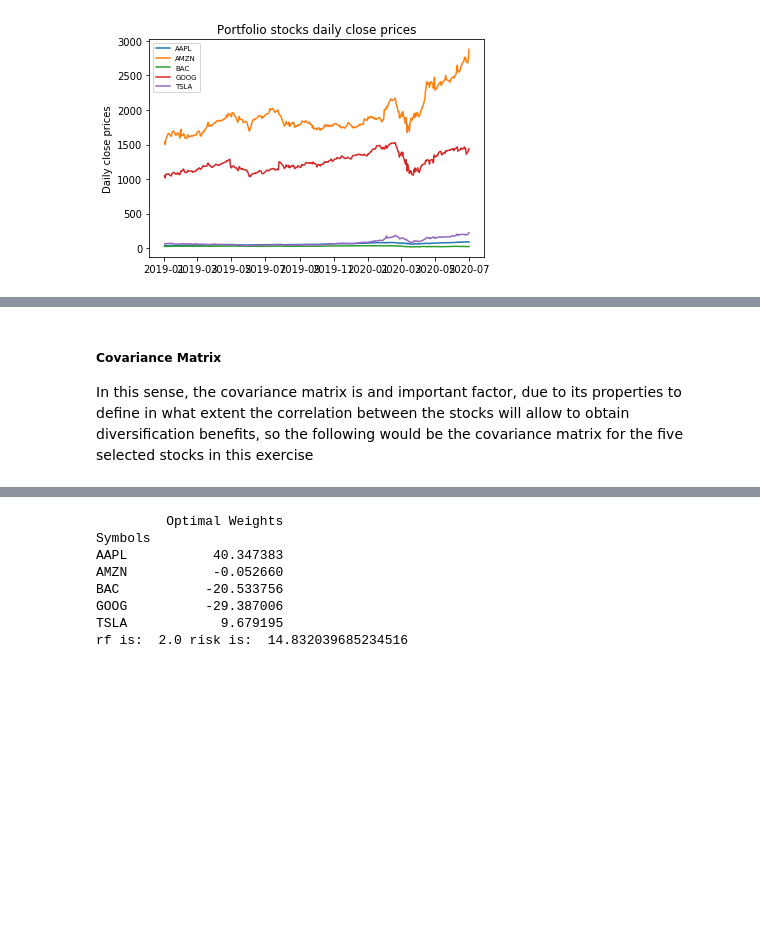
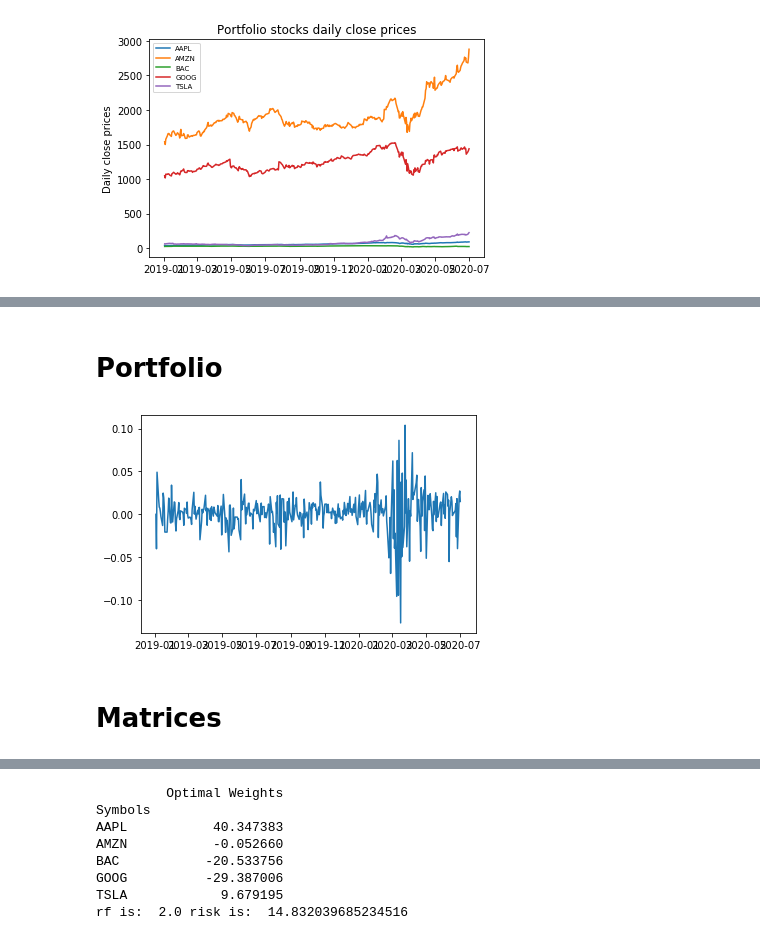
Before and after one commit to will-coder-arch/Portfolio-Optimization, a Jupyter notebook: Portfolio Optimization.ipynb, the cells around one changed output, grey strips where cells are left out. Cells and saved outputs as stored; diff of their text form; code cells hidden in the pictures; blank space fills up the shorter version.

```diff
--- a/Portfolio Optimization.ipynb
+++ b/Portfolio Optimization.ipynb
@@ -67,0 +62,2 @@ $$\mathcal{L}(W, h1, h2) = \begin{bmatrix}w1\\w2\\w3\end{bmatrix}@\begin{bmatrix
+# %% [markdown]
+# Portfolio
@@ -68,3 +70,21 @@ $$\mathcal{L}(W, h1, h2) = \begin{bmatrix}w1\\w2\\w3\end{bmatrix}@\begin{bmatrix
+# %%
+def get_portfolio(daily_return, weights):
+    Portfolio = np.empty([len(daily_return), 1])
+    daily_return = np.asarray(daily_return)
+    for i in range(len(stocks.Close)):
+        Portfolio[i] = np.dot(daily_return[i], weights.T)
+        i += 1
+    return Portfolio
+# %%
+portfolio = get_portfolio(returns_100, weights)
+portfolio = pd.DataFrame(portfolio, index = stocks.Close.index, columns = ['Portfolio'])
+plt.plot(portfolio)
+plt.show()
+plt.close()
+# %% [output]
+[figure, added]
+# %% [markdown]
+# Matrices
 # %%
 risk_free = 0.02
 initial_weights = np.array([1/5,1/5,1/5,1/5,1/5])
@@ -90,3 +98,0 @@ b = np.array([[0], [0], [0],[0], [0], [2.0],[1]])
-# %% [markdown]
-##### Covariance Matrix
-In this sense, the covariance matrix is and important factor, due to its properties to define in what extent the correlation between the stocks will allow to obtain diversification benefits, so the following would be the covariance matrix for the five selected stocks in this exercise
```
Also changed, not shown: parts of 35 cells of this notebook.
